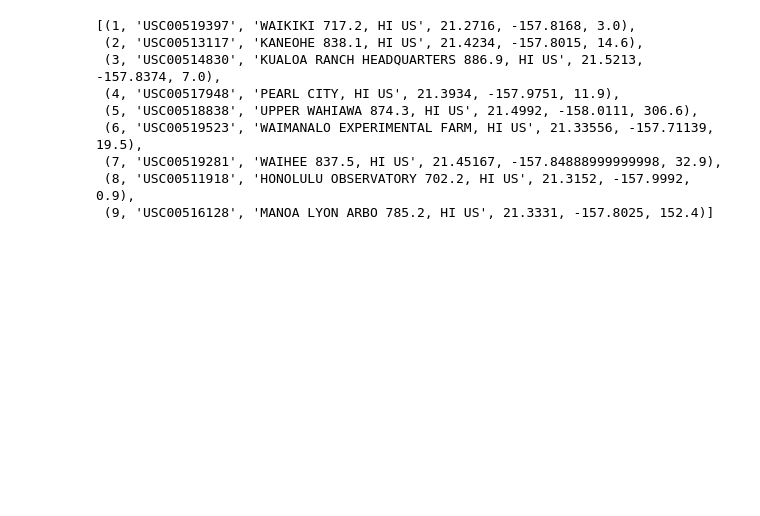
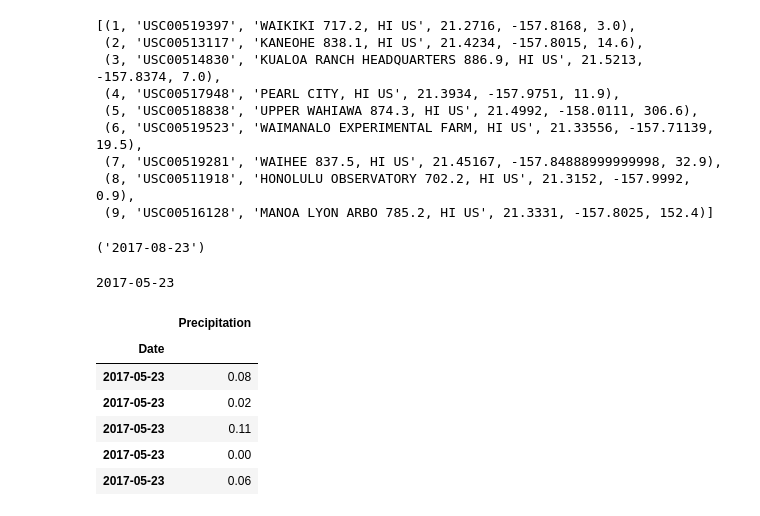
Before and after one commit to longhorn2000/sqlalchemy-challenge, a Jupyter notebook: Surf_Up.ipynb, the cells around one changed output. Drawn from its saved outputs; the diff is of its cells as text; code cells hidden in the pictures; blank space fills up the shorter version.

```diff
--- a/Surf_Up.ipynb
+++ b/Surf_Up.ipynb
@@ -79,3 +79,22 @@ engine.execute('SELECT * FROM station').fetchall()
  (7, 'USC00519281', 'WAIHEE 837.5, HI US', 21.45167, -157.84888999999998, 32.9),
  (8, 'USC00511918', 'HONOLULU OBSERVATORY 702.2, HI US', 21.3152, -157.9992, 0.9),
  (9, 'USC00516128', 'MANOA LYON ARBO 785.2, HI US', 21.3331, -157.8025, 152.4)]
+# %%
+# Design a query to retrieve the last 12 months of precipitation data and plot the results
+
+# Calculate the date 1 year ago from the last data point in the database
+
+#session.query(func.count(Measurement.date)).all()
+
+last_data_point = session.query(Measurement.date).order_by(Measurement.date.desc()).first()
+
+last_data_point
+
+# session.query(func.extract(Topic.date_created, 'year'))
+# %% [output]
+('2017-08-23')
+# %%
+year_ago = dt.date(2018,5,23) - dt.timedelta(days= 365)
+print(year_ago)
+# %% [output]
+2017-05-23
@@ -81,0 +111,14 @@ engine.execute('SELECT * FROM station').fetchall()
+# %%
+# Save the query results as a Pandas DataFrame and set the index to the date column
+# Sort the dataframe by date
+df = pd.DataFrame(year_prcp, columns=['Date', 'Precipitation'])
+df.set_index('Date', inplace=True)
+df.head()
+# %% [output]
+|  | Precipitation |
+| Date |  |
+| 2017-05-23 | 0.08 |
+| 2017-05-23 | 0.02 |
+| 2017-05-23 | 0.11 |
+| 2017-05-23 | 0.00 |
+| 2017-05-23 | 0.06 |
```
Also changed, not shown: parts of 2 cells of this notebook.
